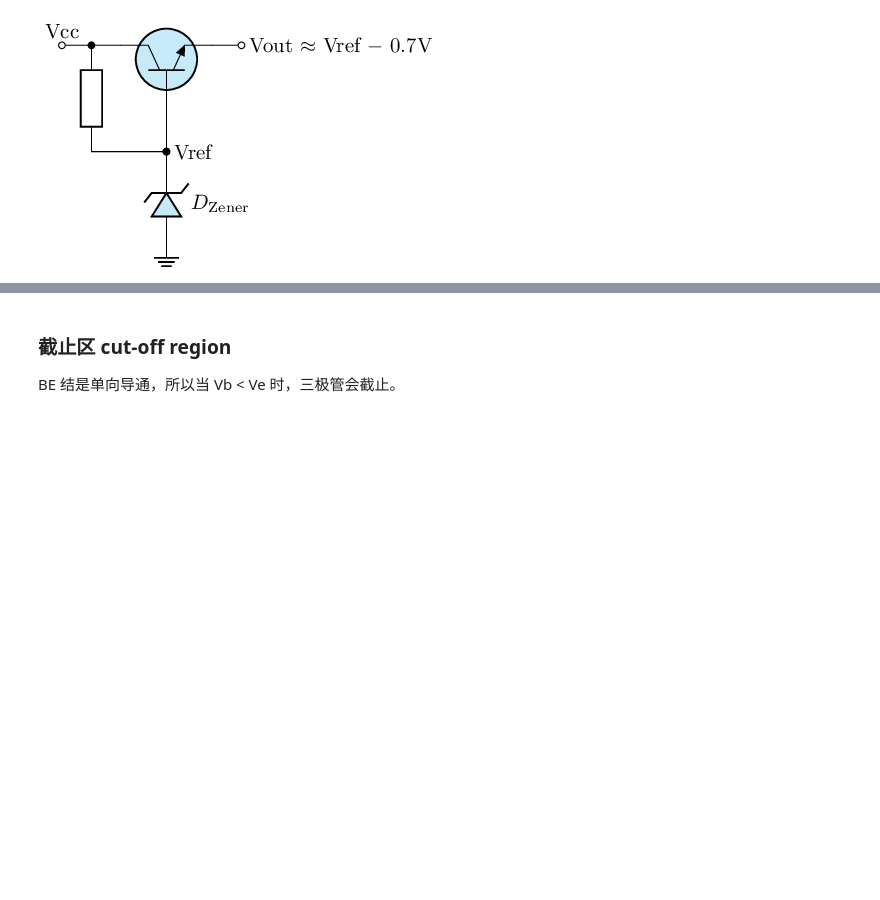
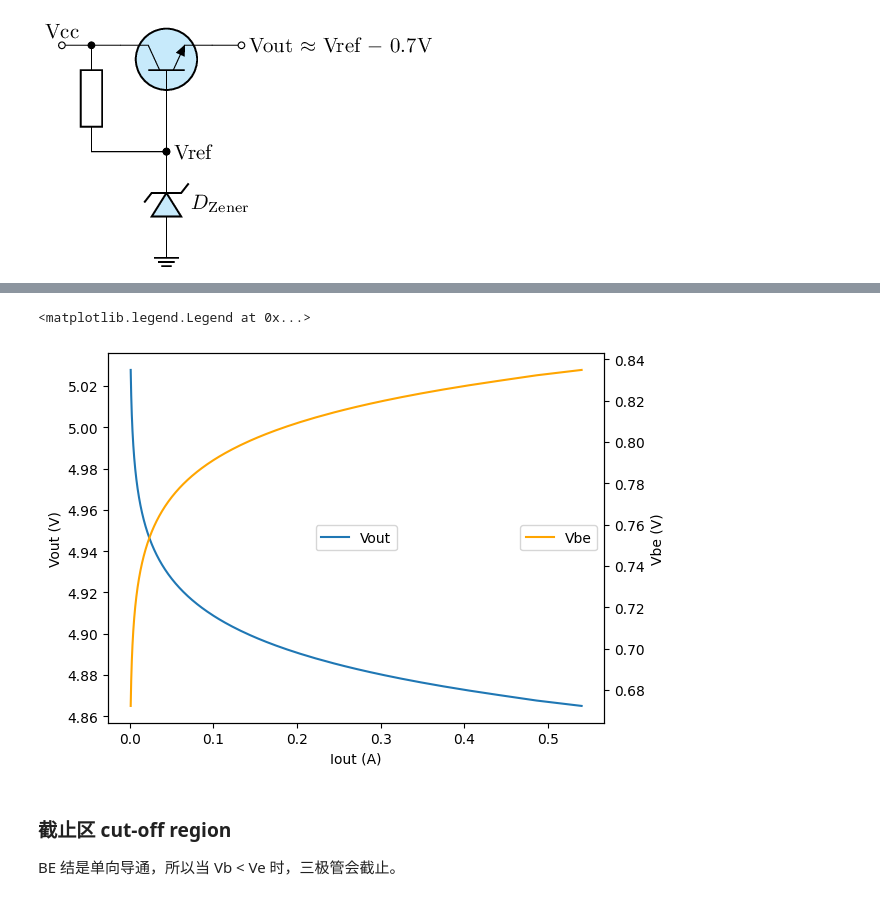
Before and after one commit to chenshuo/nuedc, a Jupyter notebook: docs/bjt-circuits.ipynb, the cells around one changed output, grey strips where cells are left out. Saved outputs shown, nothing was run; the diff lists cells and outputs as text; code cells hidden in the pictures; blank space fills up the shorter version.

```diff
--- a/docs/bjt-circuits.ipynb
+++ b/docs/bjt-circuits.ipynb
@@ -250,3 +269,19 @@ ERROR:ngspyce.sharedspice:Using SPARSE 1.3 as Direct Linear Solver
+# %%
+ng.cmd('dc re 9 5000 1')
+Re = ng.vector('res-sweep')
+Vout = ng.vector('e')
+fig,ax = plt.subplots()
+plt.plot(Vout/Re, Vout, label='Vout')
+plt.xlabel('Iout (A)')
+plt.ylabel('Vout (V)')
+plt.legend(loc='center')
+ax2 = ax.twinx()
+plt.plot(Vout/Re, 5.7 - Vout, 'orange', label='Vbe')
+plt.ylabel('Vbe (V)')
+plt.legend(loc='right')
+# %% [output]
+<matplotlib.legend.Legend at 0x...>
+[figure, added]
 # %% [markdown]
 ### 截止区 cut-off region
 
```
Also changed, not shown: parts of 9 cells of this notebook.
